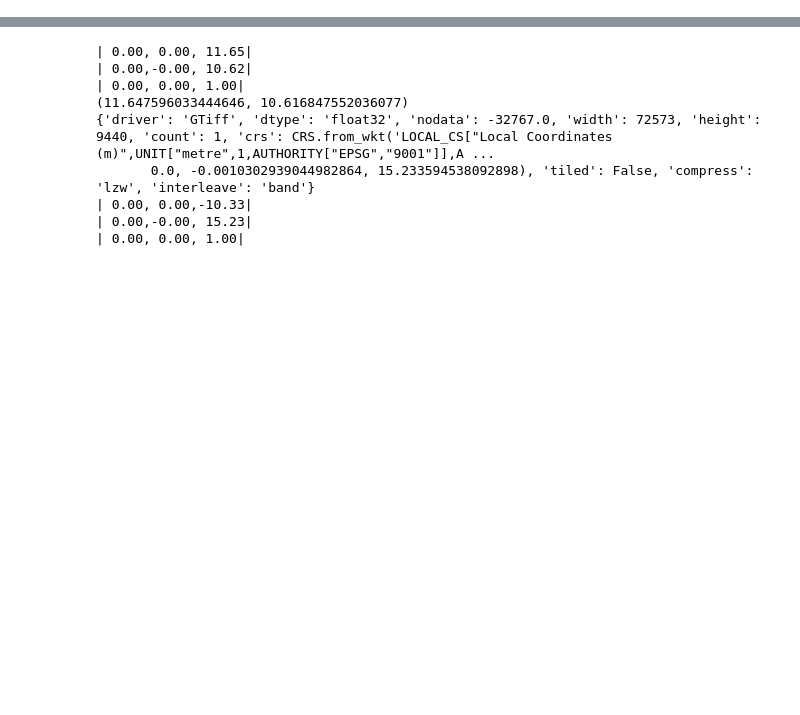
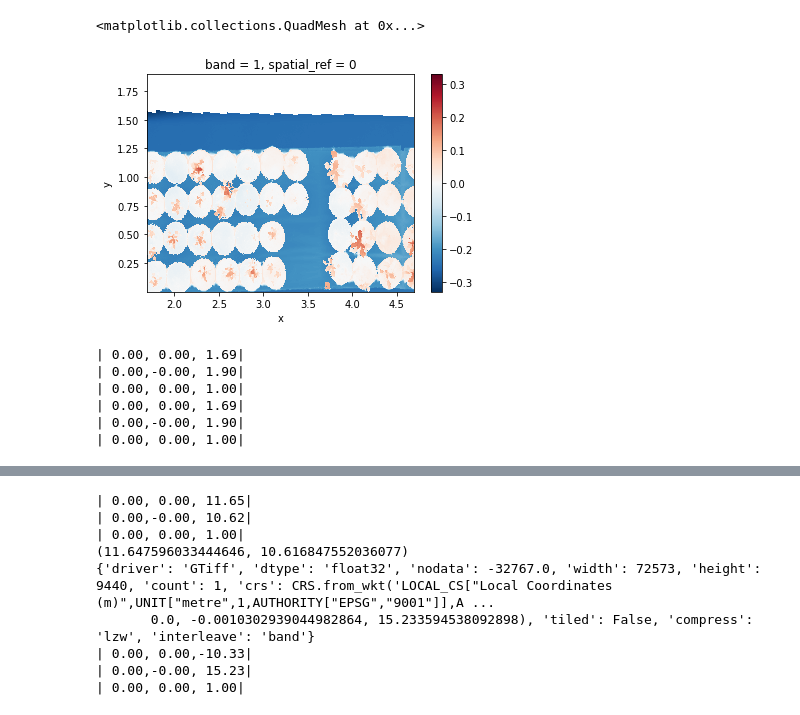
Before and after one commit to precision-sustainable-ag/SemiF-AnnotationPipeline, a Jupyter notebook: notebooks/extract_dem_info.ipynb, the cells around one changed output, grey strips where cells are left out. Cells and saved outputs as stored; diff of their text form; code cells hidden in the pictures; blank space fills up the shorter version.

```diff
--- a/notebooks/extract_dem_info.ipynb
+++ b/notebooks/extract_dem_info.ipynb
@@ -13,0 +176,32 @@ from semif_utils.utils import get_image_meta
+# %%
+clipped = raster_xarr.rio.clip(polys.geoms)
+clipped.plot()
+# %% [output]
+<matplotlib.collections.QuadMesh at 0x...>
+[figure, added]
+# %%
+# from geocube.api.core import make_geocube
+# poly_mapped = mapping(datas[3])
+# clipped = raster_xarr.rio.clip(polys.geoms, raster_xarr.rio.crs, drop=True, invert=False)
+# geoms = [mapping(polys[0])]
+# row=next(datas.iterrows())[1]
+# coords=np.array(polys.boundary)
+# with rasterio.open("raster.tif") as src:
+     # out_image, out_transform = mask(src, geoms, crop=True)
+# raster_xarr = rio.open_rasterio(dem, mask_and_scale=True, )
+
+# out_image, out_transform=rasterio.mask.mask(raster_xarr, polys, crop=True, nodata=-32767)
+# rasterio.mask.mask(raster_xarr, polys, crop=True, nodata=-32767, transform=raster_xarr.rio.crs)
+
+
+with rasterio.open(dem) as src:
+     out_image, out_transform = rasterio.mask.mask(src, polys.geoms, nodata=-32767)
+     print(src.transform)
+     print(out_transform)
+# %% [output]
+| 0.00, 0.00, 1.69|
+| 0.00,-0.00, 1.90|
+| 0.00, 0.00, 1.00|
+| 0.00, 0.00, 1.69|
+| 0.00,-0.00, 1.90|
+| 0.00, 0.00, 1.00|
```
Also changed, not shown: parts of 19 cells of this notebook, 5 other files.
